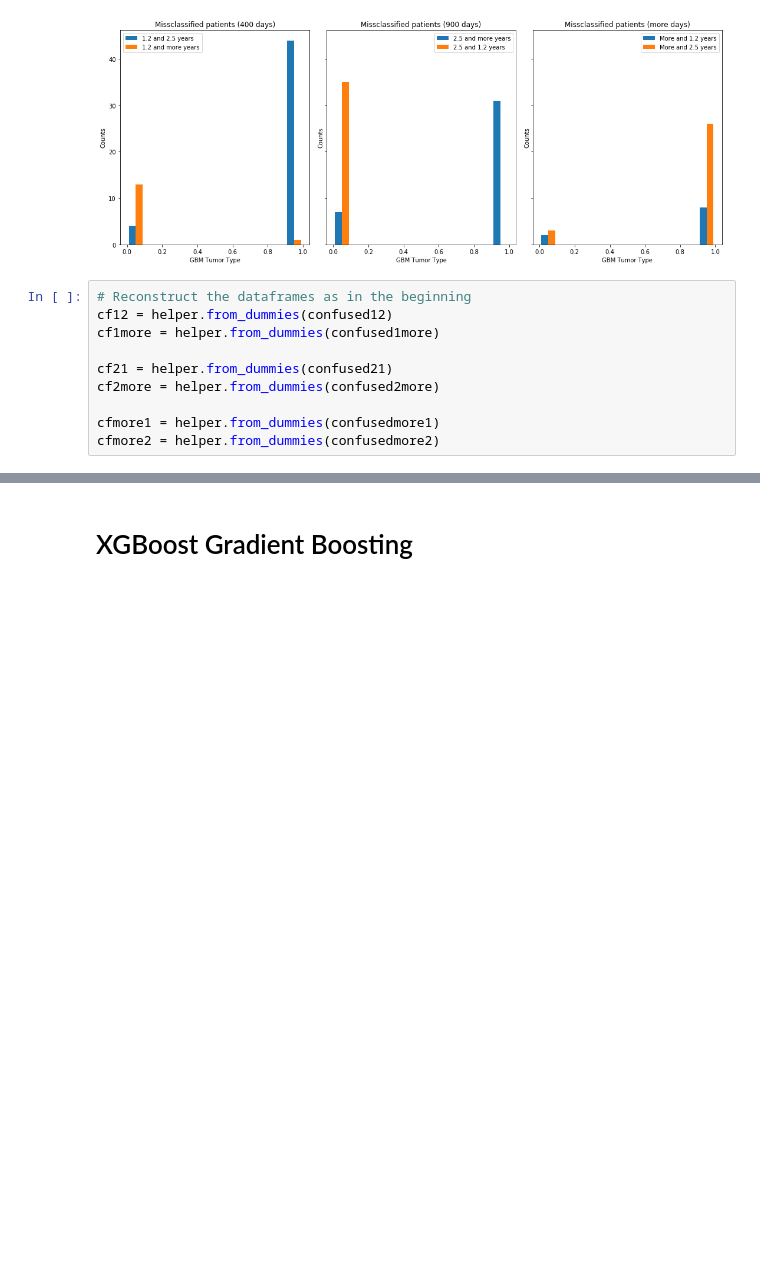
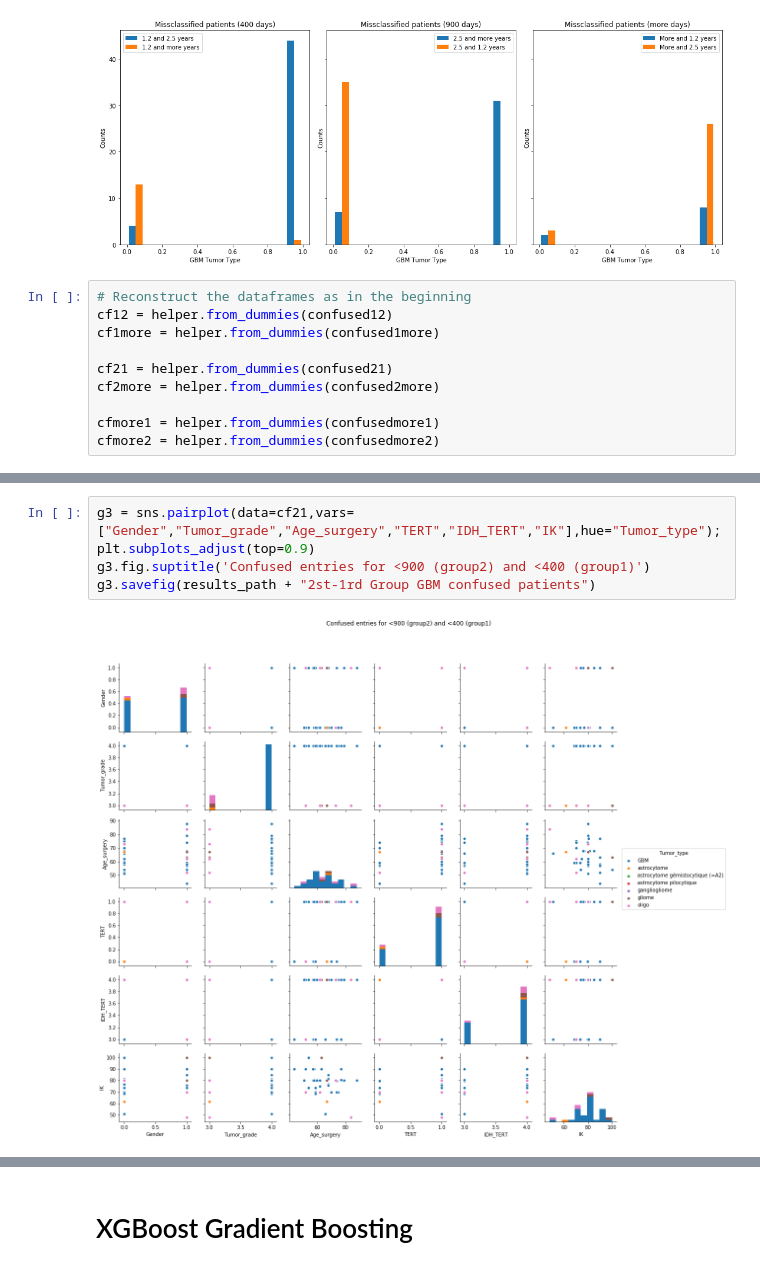
Before and after one commit to patricieni/ICM, a Jupyter notebook: code/notebooks/Modelling and Data Exploration.ipynb, the cells around one changed output, grey strips where cells are left out. Drawn from its saved outputs; the diff is of its cells as text; blank space fills up the shorter version.

```diff
--- a/code/notebooks/Modelling and Data Exploration.ipynb
+++ b/code/notebooks/Modelling and Data Exploration.ipynb
@@ -393,0 +383,7 @@ g6.savefig(results_path + "3rd-2nd Group GBM confused patients")
+# %%
+g3 = sns.pairplot(data=cf21,vars=["Gender","Tumor_grade","Age_surgery","TERT","IDH_TERT","IK"],hue="Tumor_type");
+plt.subplots_adjust(top=0.9)
+g3.fig.suptitle('Confused entries for <900 (group2) and <400 (group1)')
+g3.savefig(results_path + "2st-1rd Group GBM confused patients")
+# %% [output]
+[figure, added]
```
Also changed, not shown: parts of 10 cells of this notebook.
